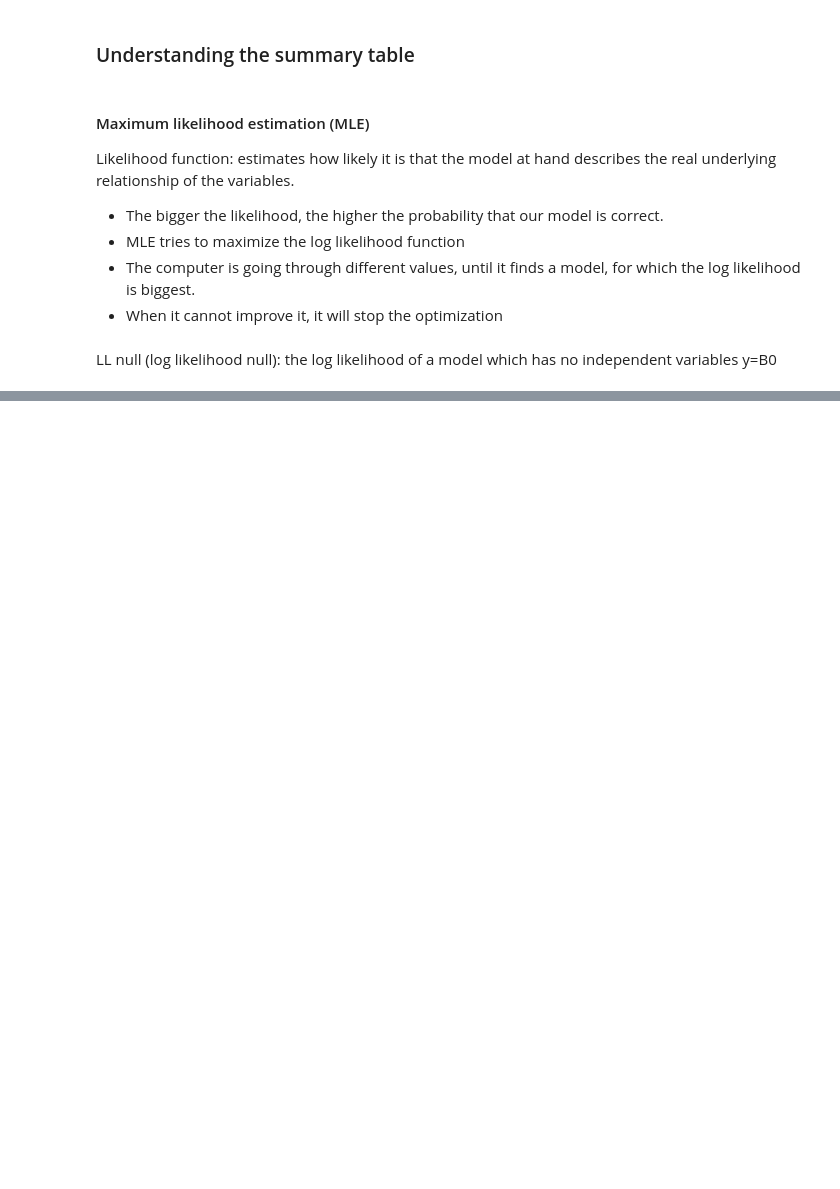
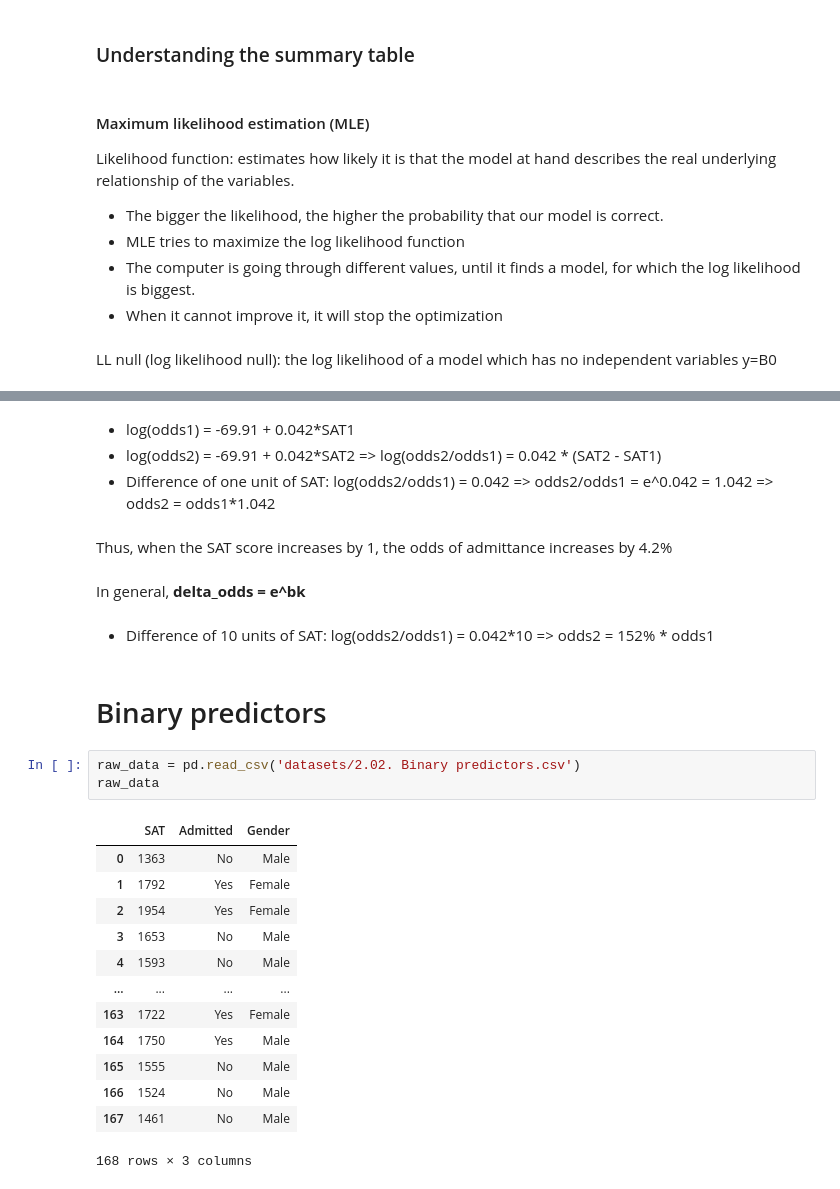
Before and after one commit to tnguyen7s/DataScience365-Notebooks, a Jupyter notebook: Logistic Regression.ipynb, the cells around one changed output, grey strips where cells are left out. Drawn from its saved outputs; the diff is of its cells as text; blank space fills up the shorter version.

```diff
--- a/Logistic Regression.ipynb
+++ b/Logistic Regression.ipynb
@@ -146,0 +167,32 @@ PerfectSeparationError: Perfect separation detected, results not available
+# %% [markdown]
+* log(odds1) = -69.91 + 0.042*SAT1
+* log(odds2) = -69.91 + 0.042*SAT2
+    => log(odds2/odds1) = 0.042 * (SAT2 - SAT1)
+* Difference of one unit of SAT: log(odds2/odds1) = 0.042
+    => odds2/odds1 = e^0.042 = 1.042 => odds2 = odds1*1.042
+# %% [markdown]
+Thus, when the SAT score increases by 1, the odds of admittance increases by 4.2%
+# %% [markdown]
+In general, <strong>delta_odds = e^bk<strong>
+# %% [markdown]
+* Difference of 10 units of SAT: log(odds2/odds1) = 0.042*10
+=> odds2 = 152% * odds1
+# %% [markdown]
+# Binary predictors
+# %%
+raw_data = pd.read_csv('datasets/2.02. Binary predictors.csv')
+raw_data
+# %% [output]
+|  | SAT | Admitted | Gender |
+| 0 | 1363 | No | Male |
+| 1 | 1792 | Yes | Female |
+| 2 | 1954 | Yes | Female |
+| 3 | 1653 | No | Male |
+| 4 | 1593 | No | Male |
+| ... | ... | ... | ... |
+| 163 | 1722 | Yes | Female |
+| 164 | 1750 | Yes | Male |
+| 165 | 1555 | No | Male |
+| 166 | 1524 | No | Male |
+| 167 | 1461 | No | Male |
+168 rows × 3 columns
```
Also changed, not shown: parts of 42 cells of this notebook, 2 other files.
